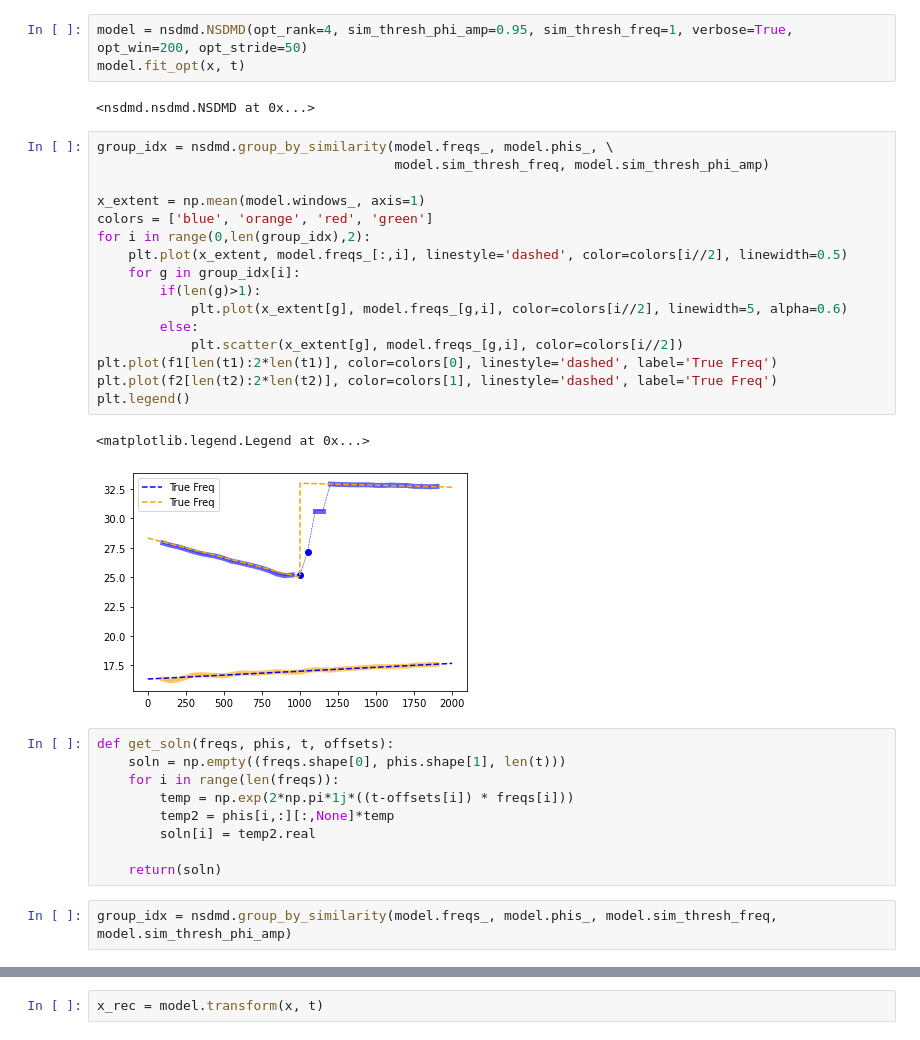
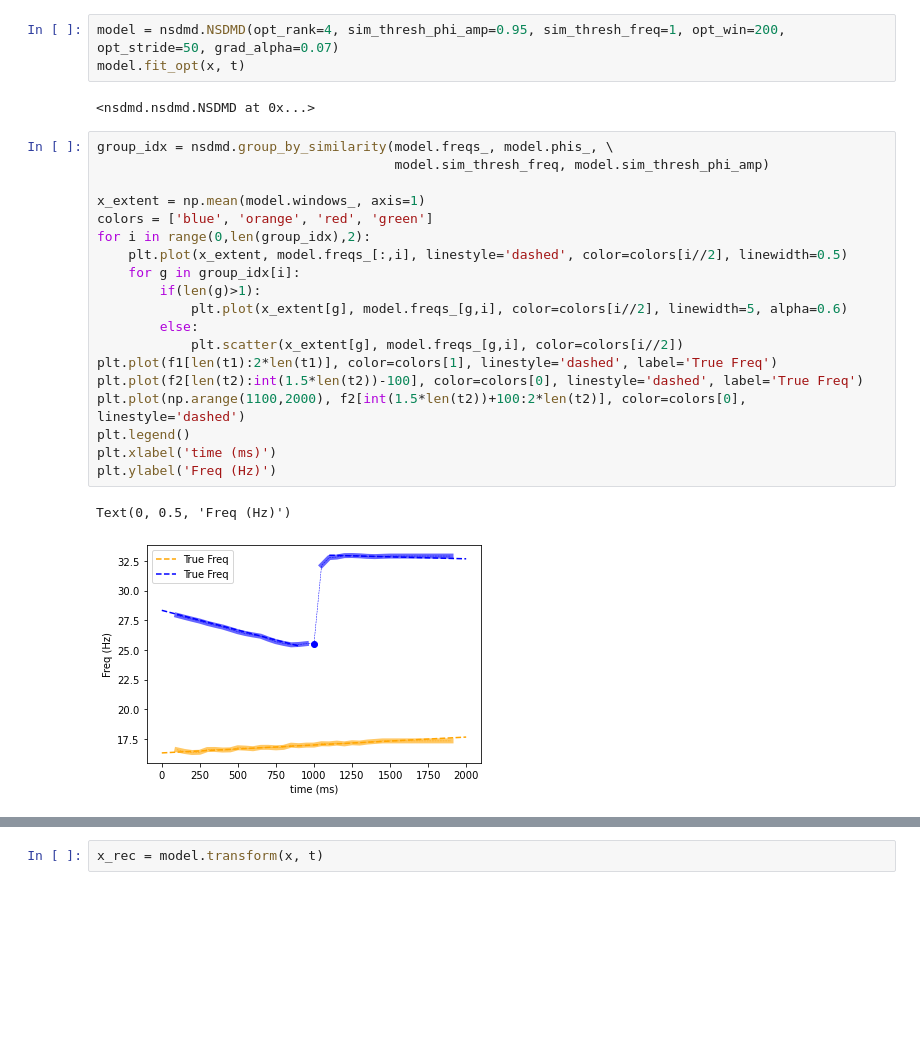
Before and after one commit to learning-2-learn/nsdmd, a Jupyter notebook: examples/freq_drift_demo.ipynb, the cells around one changed output, grey strips where cells are left out. Cells and saved outputs as stored; diff of their text form; blank space fills up the shorter version.

Commit message:
Put new processing with drifting freq and phi into class code, need to check other example files

```diff
--- a/examples/freq_drift_demo.ipynb
+++ b/examples/freq_drift_demo.ipynb
@@ -51,35 +51,27 @@ Text(0, 0.5, 'Channel')
 # %%
-model = nsdmd.NSDMD(opt_rank=4, sim_thresh_phi_amp=0.95, sim_thresh_freq=1, verbose=True, opt_win=200, opt_stride=50)
+model = nsdmd.NSDMD(opt_rank=4, sim_thresh_phi_amp=0.95, sim_thresh_freq=1, opt_win=200, opt_stride=50, grad_alpha=0.07)
 model.fit_opt(x, t)
 # %% [output]
 <nsdmd.nsdmd.NSDMD at 0x...>
 # %%
 group_idx = nsdmd.group_by_similarity(model.freqs_, model.phis_, \
                                       model.sim_thresh_freq, model.sim_thresh_phi_amp)
 
 x_extent = np.mean(model.windows_, axis=1)
 colors = ['blue', 'orange', 'red', 'green']
 for i in range(0,len(group_idx),2):
     plt.plot(x_extent, model.freqs_[:,i], linestyle='dashed', color=colors[i//2], linewidth=0.5)
     for g in group_idx[i]:
         if(len(g)>1):
             plt.plot(x_extent[g], model.freqs_[g,i], color=colors[i//2], linewidth=5, alpha=0.6)
         else:
             plt.scatter(x_extent[g], model.freqs_[g,i], color=colors[i//2])
-plt.plot(f1[len(t1):2*len(t1)], color=colors[0], linestyle='dashed', label='True Freq')
-plt.plot(f2[len(t2):2*len(t2)], color=colors[1], linestyle='dashed', label='True Freq')
+plt.plot(f1[len(t1):2*len(t1)], color=colors[1], linestyle='dashed', label='True Freq')
+plt.plot(f2[len(t2):int(1.5*len(t2))-100], color=colors[0], linestyle='dashed', label='True Freq')
+plt.plot(np.arange(1100,2000), f2[int(1.5*len(t2))+100:2*len(t2)], color=colors[0], linestyle='dashed')
 plt.legend()
+plt.xlabel('time (ms)')
+plt.ylabel('Freq (Hz)')
 # %% [output]
-<matplotlib.legend.Legend at 0x...>
+Text(0, 0.5, 'Freq (Hz)')
-[figure, old version]
+[figure, new version]
-# %%
-def get_soln(freqs, phis, t, offsets):
-    soln = np.empty((freqs.shape[0], phis.shape[1], len(t)))
-    for i in range(len(freqs)):
-        temp = np.exp(2*np.pi*1j*((t-offsets[i]) * freqs[i]))
-        temp2 = phis[i,:][:,None]*temp
-        soln[i] = temp2.real
-
-    return(soln)
-# %%
-group_idx = nsdmd.group_by_similarity(model.freqs_, model.phis_, model.sim_thresh_freq, model.sim_thresh_phi_amp)
```
Also changed, not shown: parts of 20 cells of this notebook, 1 other file.
